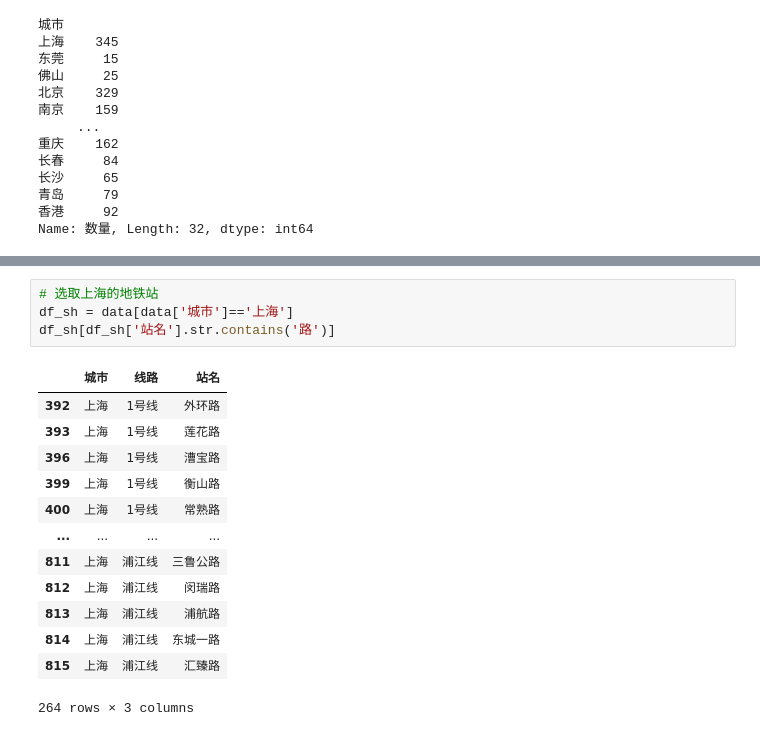
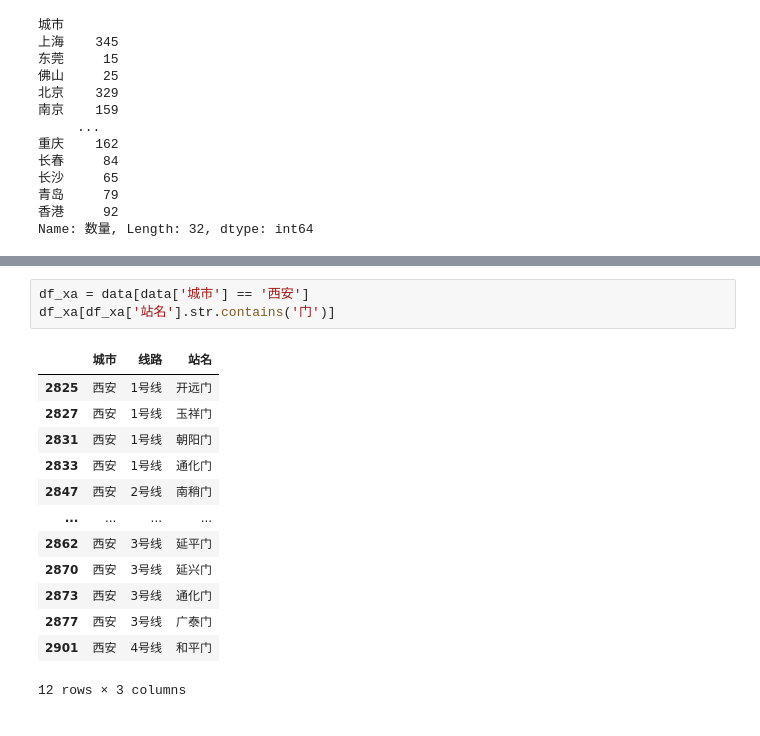
Before and after one commit to chriswong94/python-projects, a Jupyter notebook: 爬虫各城市地铁站信息及分析/analysis.ipynb, the cells around one changed output, grey strips where cells are left out. Cells and saved outputs as stored; diff of their text form.

```diff
--- a/爬虫各城市地铁站信息及分析/analysis.ipynb
+++ b/爬虫各城市地铁站信息及分析/analysis.ipynb
@@ -343,18 +397,17 @@ Name: 数量, Length: 32, dtype: int64
 # %%
-# 选取上海的地铁站
-df_sh = data[data['城市']=='上海']
-df_sh[df_sh['站名'].str.contains('路')]
+df_xa = data[data['城市'] == '西安']
+df_xa[df_xa['站名'].str.contains('门')]
 # %% [output]
 |  | 城市 | 线路 | 站名 |
-| 392 | 上海 | 1号线 | 外环路 |
-| 393 | 上海 | 1号线 | 莲花路 |
-| 396 | 上海 | 1号线 | 漕宝路 |
-| 399 | 上海 | 1号线 | 衡山路 |
-| 400 | 上海 | 1号线 | 常熟路 |
+| 2825 | 西安 | 1号线 | 开远门 |
+| 2827 | 西安 | 1号线 | 玉祥门 |
+| 2831 | 西安 | 1号线 | 朝阳门 |
+| 2833 | 西安 | 1号线 | 通化门 |
+| 2847 | 西安 | 2号线 | 南稍门 |
 | ... | ... | ... | ... |
-| 811 | 上海 | 浦江线 | 三鲁公路 |
-| 812 | 上海 | 浦江线 | 闵瑞路 |
-| 813 | 上海 | 浦江线 | 浦航路 |
-| 814 | 上海 | 浦江线 | 东城一路 |
-| 815 | 上海 | 浦江线 | 汇臻路 |
+| 2862 | 西安 | 3号线 | 延平门 |
+| 2870 | 西安 | 3号线 | 延兴门 |
+| 2873 | 西安 | 3号线 | 通化门 |
+| 2877 | 西安 | 3号线 | 广泰门 |
+| 2901 | 西安 | 4号线 | 和平门 |
-264 rows × 3 columns
+12 rows × 3 columns
```
Also changed, not shown: parts of 30 cells of this notebook, 8 other files.
